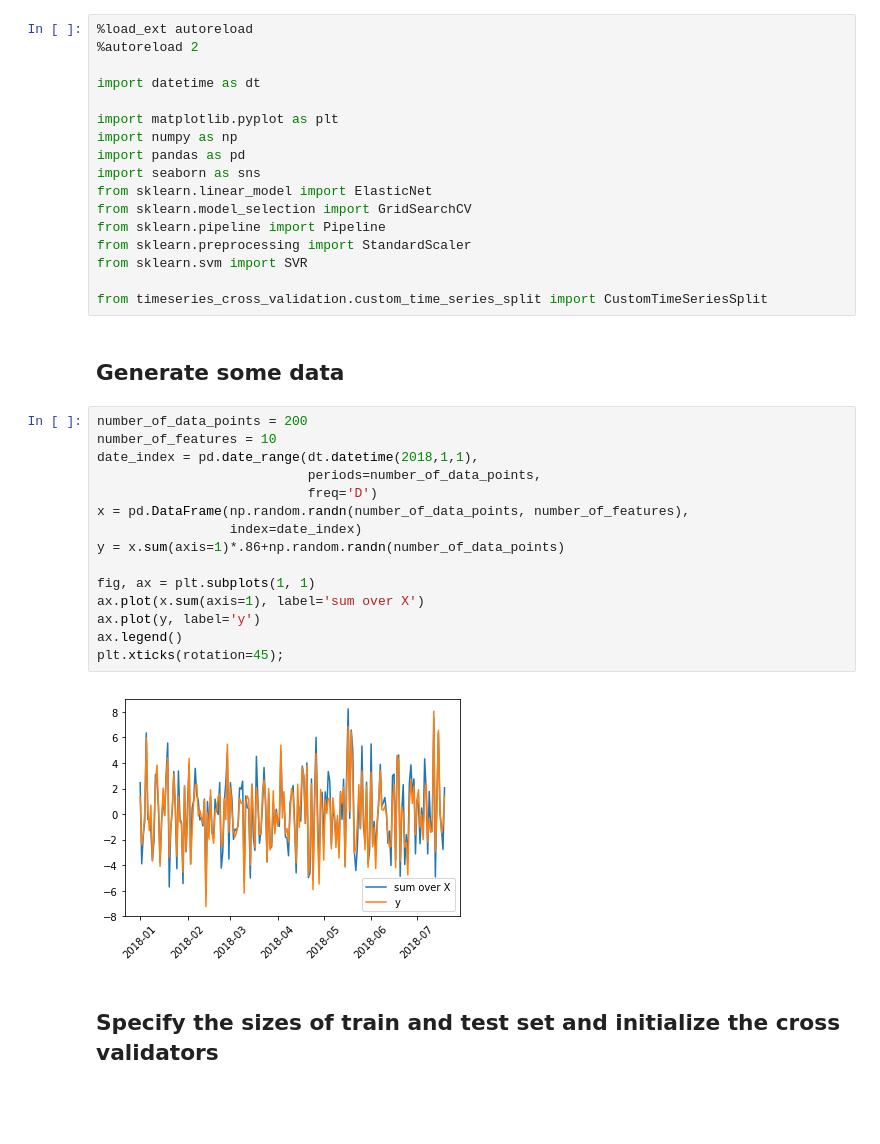
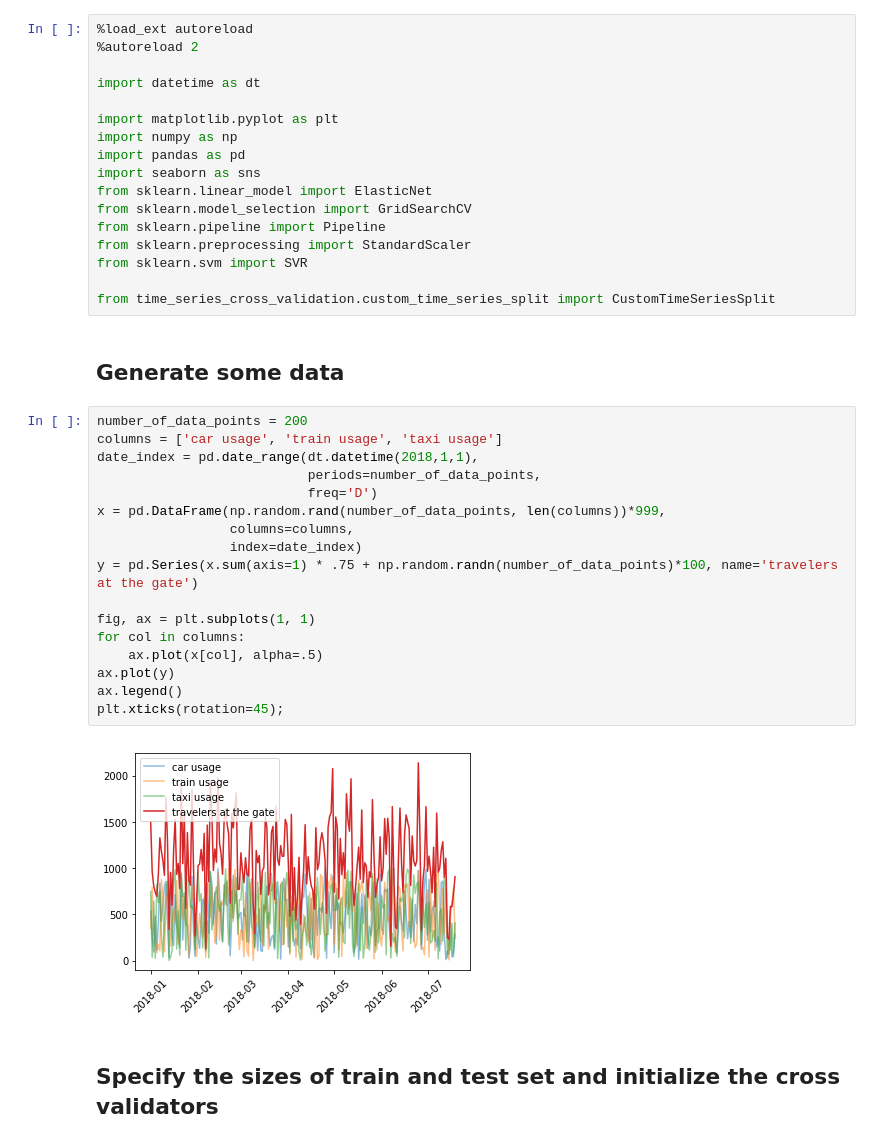
Before and after one commit to roelbertens/time-series-nested-cv, a Jupyter notebook: notebooks/time_series_nested_cv.ipynb, the cells around one changed output. Drawn from its saved outputs; the diff is of its cells as text; blank space fills up the shorter version.

```diff
--- a/notebooks/time_series_nested_cv.ipynb
+++ b/notebooks/time_series_nested_cv.ipynb
@@ -14,26 +14,28 @@ from sklearn.pipeline import Pipeline
 from sklearn.preprocessing import StandardScaler
 from sklearn.svm import SVR
 
-from timeseries_cross_validation.custom_time_series_split import CustomTimeSeriesSplit
+from time_series_cross_validation.custom_time_series_split import CustomTimeSeriesSplit
 # %% [markdown]
 ## Generate some data
 # %%
 number_of_data_points = 200
-number_of_features = 10
+columns = ['car usage', 'train usage', 'taxi usage']
 date_index = pd.date_range(dt.datetime(2018,1,1),
                            periods=number_of_data_points,
                            freq='D')
-x = pd.DataFrame(np.random.randn(number_of_data_points, number_of_features),
+x = pd.DataFrame(np.random.rand(number_of_data_points, len(columns))*999,
+                 columns=columns,
                  index=date_index)
-y = x.sum(axis=1)*.86+np.random.randn(number_of_data_points)
+y = pd.Series(x.sum(axis=1) * .75 + np.random.randn(number_of_data_points)*100, name='travelers at the gate')
 
 fig, ax = plt.subplots(1, 1)
-ax.plot(x.sum(axis=1), label='sum over X')
-ax.plot(y, label='y')
+for col in columns:
+    ax.plot(x[col], alpha=.5)
+ax.plot(y)
 ax.legend()
 plt.xticks(rotation=45);
 # %% [output]
-[figure, old version]
+[figure, new version]
 # %% [markdown]
 ## Specify the sizes of train and test set and initialize the cross validators
 # %%
```
Also changed, not shown: parts of 5 cells of this notebook, 3 other files.
